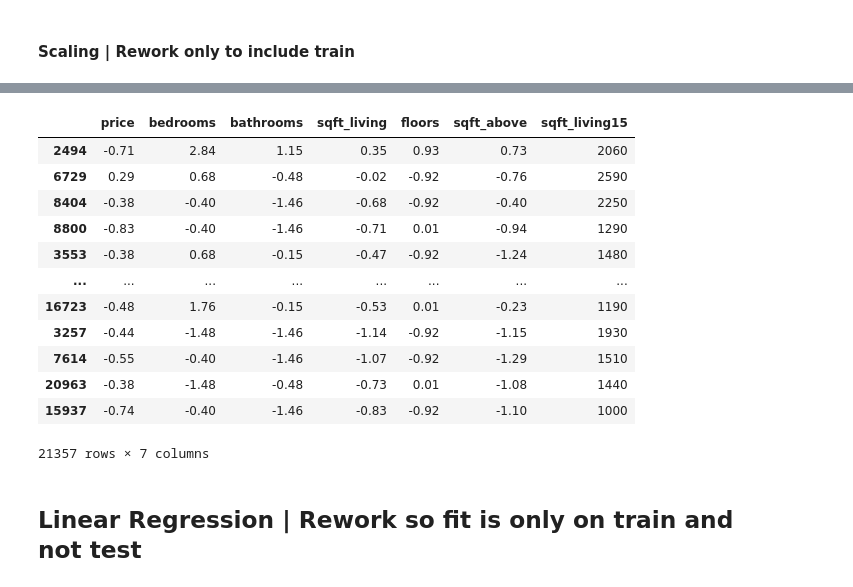
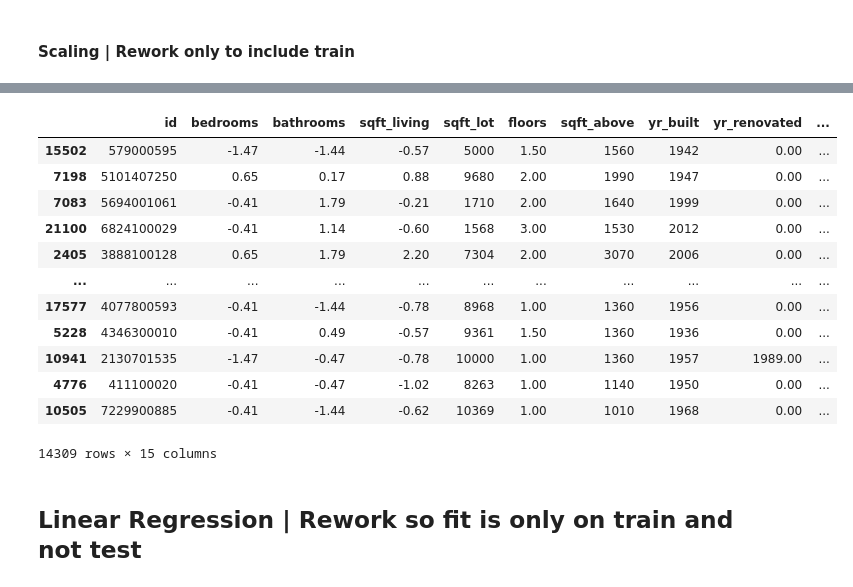
Before and after one commit to xiaohua-su/King_County_Real_Estate_Analysis, a Jupyter notebook: Real Estate Analysis.ipynb, the cells around one changed output, grey strips where cells are left out. Saved outputs shown, nothing was run; the diff lists cells and outputs as text; code cells hidden in the pictures.

Commit message:
addition of the train_test_split

```diff
--- a/Real Estate Analysis.ipynb
+++ b/Real Estate Analysis.ipynb
@@ -116,0 +138,9 @@ visually the price of average, fair and good look the about the same so we would
+# %%
+X = df_copy.drop(columns = 'price')
+y = df_copy.price
+# %%
+X_train, X_test, y_train, y_test = train_test_split(X, y, test_size=0.33, random_state=42)
+# %%
+train_df = pd.concat([X_train, y_train], axis=1)
+
+test_df = pd.concat([X_test, y_test], axis=1)
@@ -289,4 +326,4 @@ cate_parsed
 # %% [markdown]
 #### Scaling | Rework only to include train
 # %%
-numbers = df_copy.select_dtypes(np.number)
+numbers = train_df.select_dtypes(np.number)
@@ -315,31 +330,31 @@ memory usage: 2.0 MB
 # %%
 #Rework to include only the train
 ss = StandardScaler()
 
-columns_name1 = ['price', 'bedrooms', 'bathrooms', 'sqft_living', 'floors', 'sqft_above']
-numbers_scaling = df_2.copy().drop(['yr_renovated','sqft_lot15', 'sqft_lot', 'yr_built'], axis = 1)
+columns_name1 = ['price', 'bedrooms', 'bathrooms', 'sqft_living']
+numbers_scaling = numbers.copy()
 
 features= numbers_scaling[columns_name1]
 
 scale1 = ss.fit(features)
 scale2 = scale1.transform(features)
 numbers_scaling[columns_name1] = scale2
 
 numbers_scaling
 # %% [output]
-|  | price | bedrooms | bathrooms | sqft_living | floors | sqft_above | sqft_living15 |
-| 2494 | -0.71 | 2.84 | 1.15 | 0.35 | 0.93 | 0.73 | 2060 |
-| 6729 | 0.29 | 0.68 | -0.48 | -0.02 | -0.92 | -0.76 | 2590 |
-| 8404 | -0.38 | -0.40 | -1.46 | -0.68 | -0.92 | -0.40 | 2250 |
-| 8800 | -0.83 | -0.40 | -1.46 | -0.71 | 0.01 | -0.94 | 1290 |
-| 3553 | -0.38 | 0.68 | -0.15 | -0.47 | -0.92 | -1.24 | 1480 |
-| ... | ... | ... | ... | ... | ... | ... | ... |
-| 16723 | -0.48 | 1.76 | -0.15 | -0.53 | 0.01 | -0.23 | 1190 |
-| 3257 | -0.44 | -1.48 | -1.46 | -1.14 | -0.92 | -1.15 | 1930 |
-| 7614 | -0.55 | -0.40 | -1.46 | -1.07 | -0.92 | -1.29 | 1510 |
-| 20963 | -0.38 | -1.48 | -0.48 | -0.73 | 0.01 | -1.08 | 1440 |
-| 15937 | -0.74 | -0.40 | -1.46 | -0.83 | -0.92 | -1.10 | 1000 |
+|  | id | bedrooms | bathrooms | sqft_living | sqft_lot | floors | sqft_above | yr_built | yr_renovated | ... |
+| 15502 | 579000595 | -1.47 | -1.44 | -0.57 | 5000 | 1.50 | 1560 | 1942 | 0.00 | ... |
+| 7198 | 5101407250 | 0.65 | 0.17 | 0.88 | 9680 | 2.00 | 1990 | 1947 | 0.00 | ... |
+| 7083 | 5694001061 | -0.41 | 1.79 | -0.21 | 1710 | 2.00 | 1640 | 1999 | 0.00 | ... |
+| 21100 | 6824100029 | -0.41 | 1.14 | -0.60 | 1568 | 3.00 | 1530 | 2012 | 0.00 | ... |
+| 2405 | 3888100128 | 0.65 | 1.79 | 2.20 | 7304 | 2.00 | 3070 | 2006 | 0.00 | ... |
+| ... | ... | ... | ... | ... | ... | ... | ... | ... | ... | ... |
+| 17577 | 4077800593 | -0.41 | -1.44 | -0.78 | 8968 | 1.00 | 1360 | 1956 | 0.00 | ... |
+| 5228 | 4346300010 | -0.41 | 0.49 | -0.57 | 9361 | 1.50 | 1360 | 1936 | 0.00 | ... |
+| 10941 | 2130701535 | -1.47 | -0.47 | -0.78 | 10000 | 1.00 | 1360 | 1957 | 1989.00 | ... |
+| 4776 | 411100020 | -0.41 | -0.47 | -1.02 | 8263 | 1.00 | 1140 | 1950 | 0.00 | ... |
+| 10505 | 7229900885 | -0.41 | -1.44 | -0.62 | 10369 | 1.00 | 1010 | 1968 | 0.00 | ... |
-21357 rows × 7 columns
+14309 rows × 15 columns
 # %%
 #combinig scale and ohe
 scaled_and_parse_df = pd.concat([numbers_scaling, cate_parsed], axis = 1)
```
Also changed, not shown: parts of 20 cells of this notebook.
